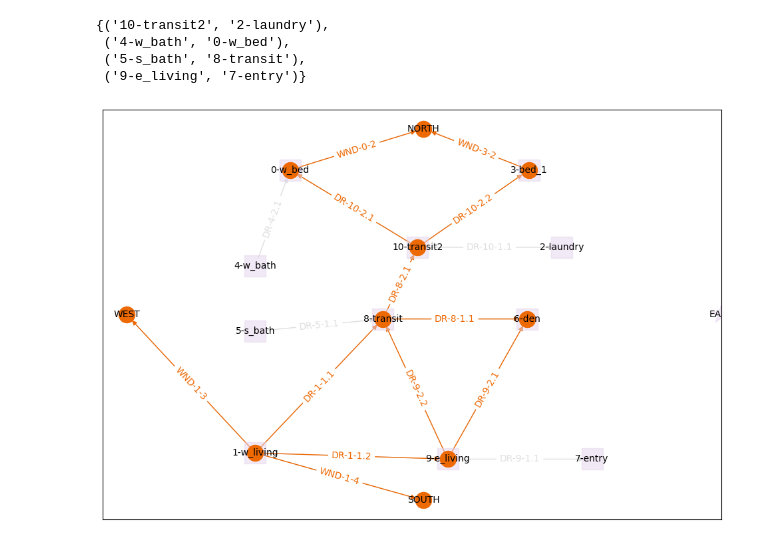
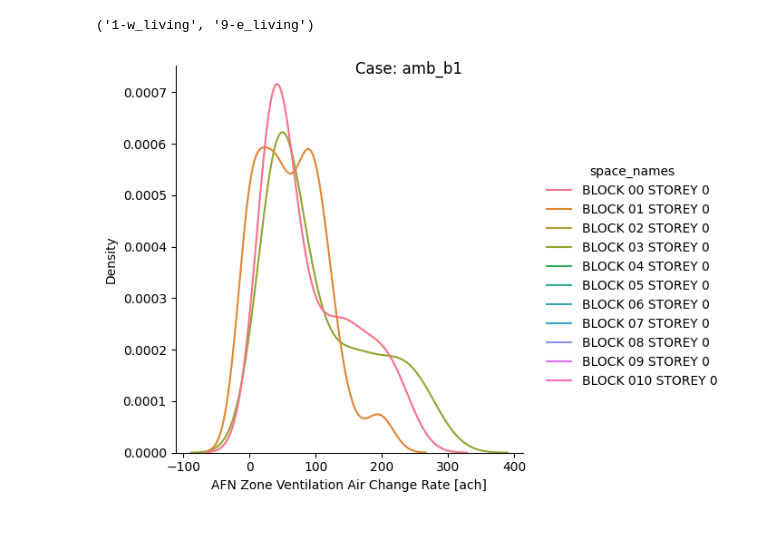
Before and after one commit to juliet29/plan2EPlus, a Jupyter notebook: _notebooks/t05_svg2plan.ipynb, the cells around one changed output. Cells and saved outputs as stored; diff of their text form; code cells hidden in the pictures.

```diff
--- a/_notebooks/t05_svg2plan.ipynb
+++ b/_notebooks/t05_svg2plan.ipynb
@@ -94,0 +68,9 @@ diff
+# %%
+qoi4 = all_variables.afn.zone["ach"]
+qoi1 = 'AFN Linkage Node 1 to Node 2 Volume Flow Rate'
+qoi12 = 'AFN Linkage Node 2 to Node 1 Volume Flow Rate'
+curr_qoi = qoi4
+df = create_dataframe_for_case(case_name, sql, curr_qoi)
+df_vals = df.filter(pl.col("values") > 0 )
+print(df.shape, df_vals.shape)
+df.head(3)
@@ -115,7 +138,0 @@ TypeError: unsupported operand type(s) for +: 'DiGraph' and 'DiGraph'
-# %%
-set(G.edges).difference(G_subsurf.edges)
-# %% [output]
-{('10-transit2', '2-laundry'),
- ('4-w_bath', '0-w_bed'),
- ('5-s_bath', '8-transit'),
- ('9-e_living', '7-entry')}
@@ -131,6 +139,9 @@ set(G.edges).difference(G_subsurf.edges)
-# %%
-f = draw_init_graph(G, pos)
-f1 = draw_afn_graph(G_afn, f, pos)
-# f2 = draw_afn_graph(idf, G_remain, f1, pos, "aqua")
-# %% [output]
-[figure, removed]
+# %%
+get_matching_edge(G, medians["space_names"][0])
+# %% [output]
+('1-w_living', '9-e_living')
+# %%
+g = sns.displot(df, x="values", hue="space_names", kind="kde")
+g = add_displot_labels(g, sample_case, curr_qoi)
+# %% [output]
+[figure, added]
```
Also changed, not shown: parts of 23 cells of this notebook, 3 other files.
